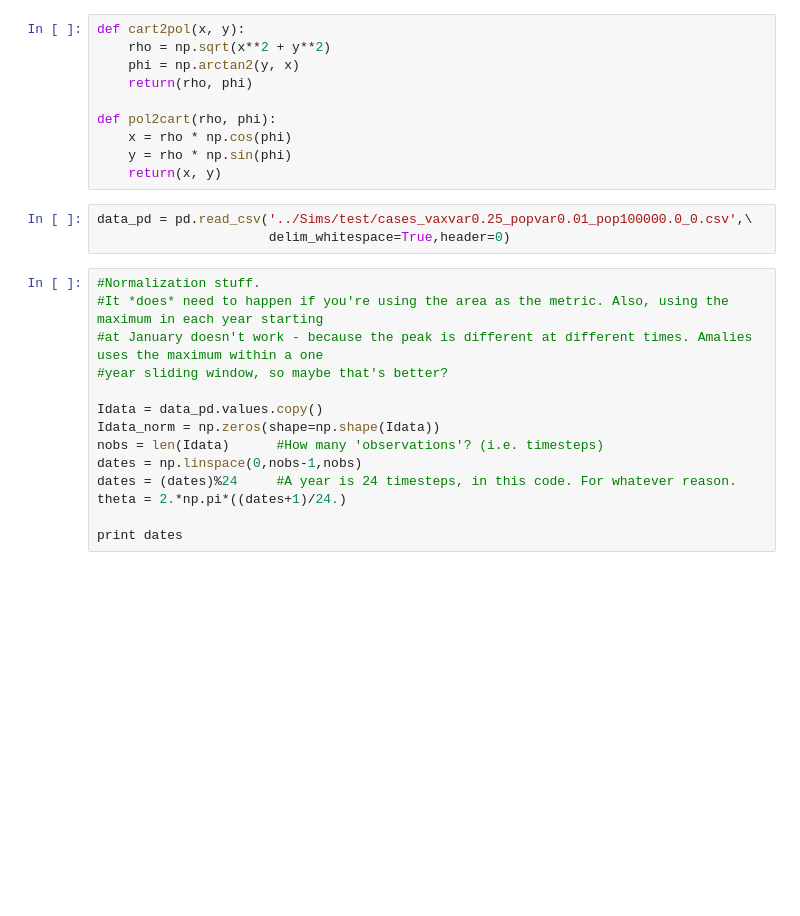
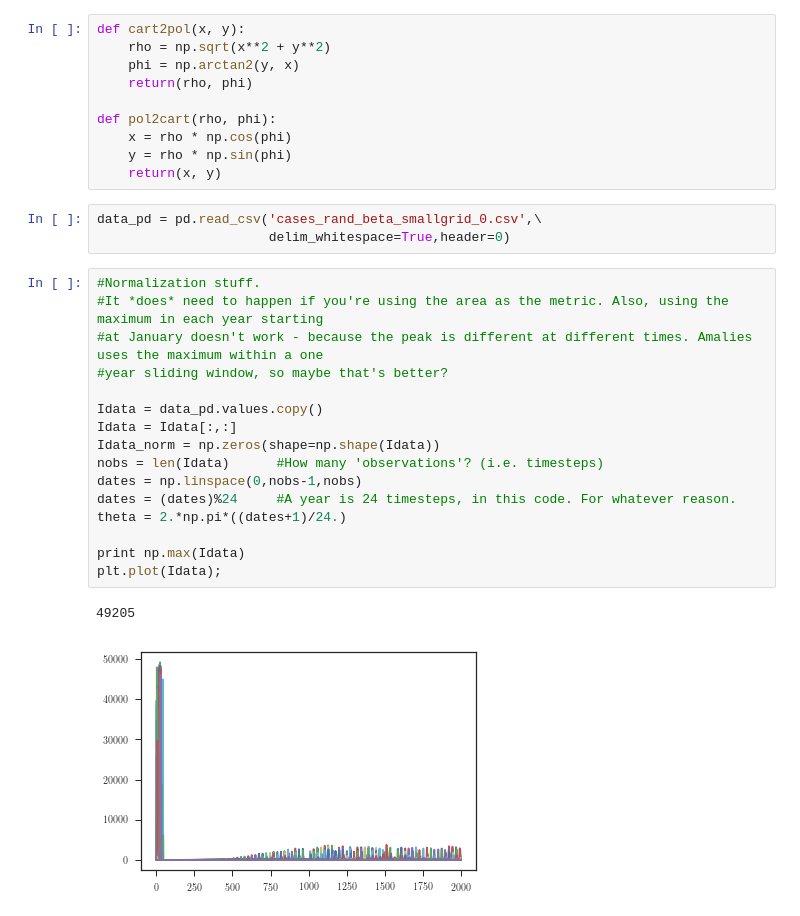
Before and after one commit to lmaesampson/MetaPop, a Jupyter notebook: Code/EllipseFit.ipynb, the cells around one changed output. Saved outputs shown, nothing was run; the diff lists cells and outputs as text; blank space fills up the shorter version.

```diff
--- a/Code/EllipseFit.ipynb
+++ b/Code/EllipseFit.ipynb
@@ -35,19 +105,24 @@ def pol2cart(rho, phi):
     y = rho * np.sin(phi)
     return(x, y)
 # %%
-data_pd = pd.read_csv('../Sims/test/cases_vaxvar0.25_popvar0.01_pop100000.0_0.csv',\
+data_pd = pd.read_csv('cases_rand_beta_smallgrid_0.csv',\
                       delim_whitespace=True,header=0)
 # %%
 #Normalization stuff.
 #It *does* need to happen if you're using the area as the metric. Also, using the maximum in each year starting
 #at January doesn't work - because the peak is different at different times. Amalies uses the maximum within a one
 #year sliding window, so maybe that's better?
 
 Idata = data_pd.values.copy()
+Idata = Idata[:,:]
 Idata_norm = np.zeros(shape=np.shape(Idata))
 nobs = len(Idata)      #How many 'observations'? (i.e. timesteps)
 dates = np.linspace(0,nobs-1,nobs)
 dates = (dates)%24     #A year is 24 timesteps, in this code. For whatever reason.
 theta = 2.*np.pi*((dates+1)/24.)
 
-print dates
+print np.max(Idata)
+plt.plot(Idata);
+# %% [output]
+49205
+[figure, added]
```
Also changed, not shown: parts of 16 cells of this notebook, 2 other files.
